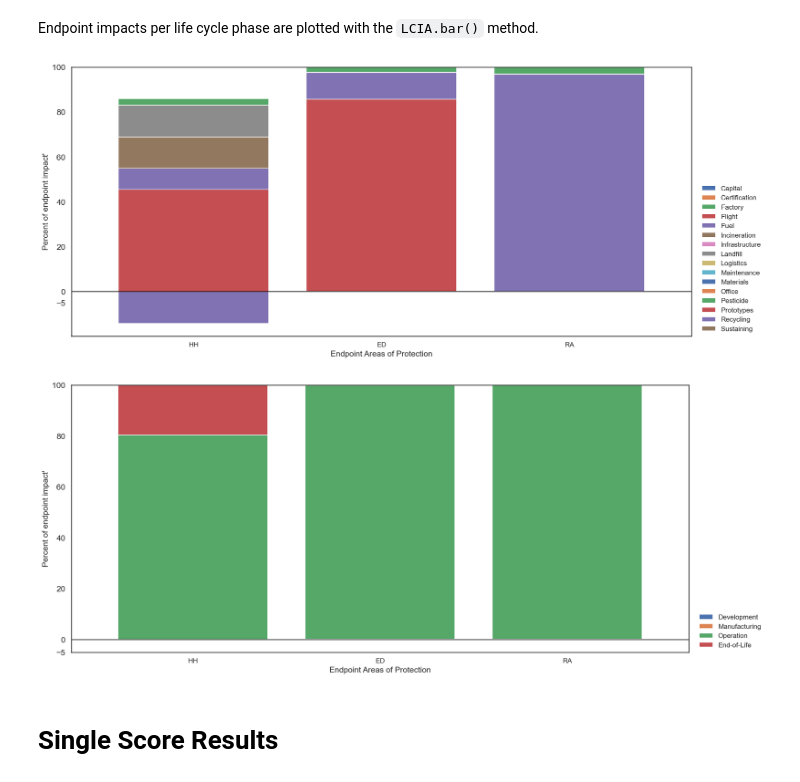
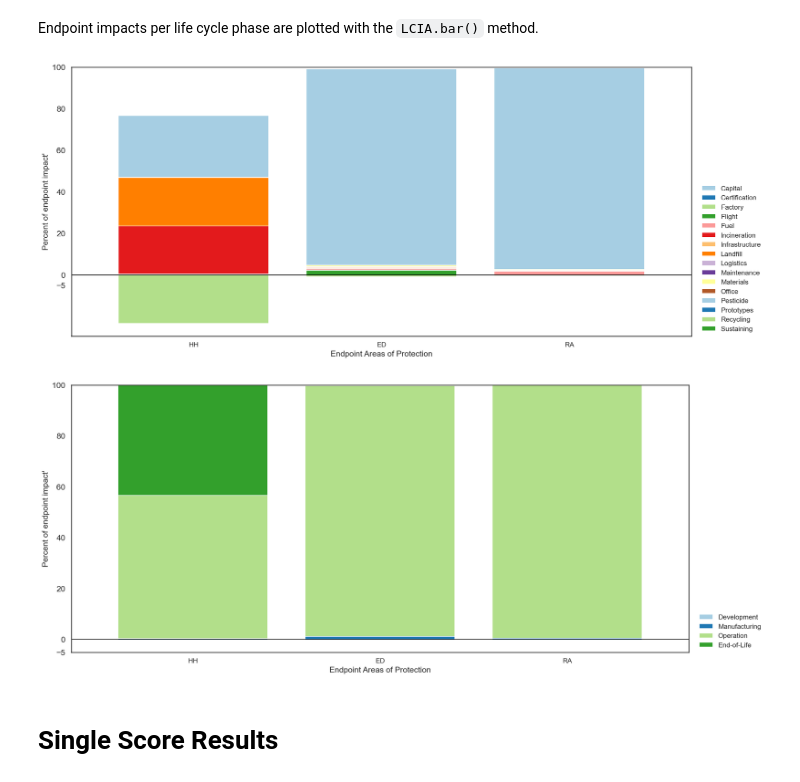
Before and after one commit to gparolin/AEco, a Jupyter notebook: Scripts/view.ipynb, the cells around one changed output. Cells and saved outputs as stored; diff of their text form; code cells hidden in the pictures.

```diff
--- a/Scripts/view.ipynb
+++ b/Scripts/view.ipynb
@@ -11,6 +11,6 @@ This code is part of the Master's Thesis "Streamlined Life Cycle Assessment Meth
 import os
 os.chdir("C:/Users/giparoli/Documents/Projetos/AEco")
 
-#path = '.\\Outputs\\Iris_outputs'  # LCA results file path
-path = '.\\Outputs\\Antera_spray_outputs'  # LCA results file path
+path = '.\\Outputs\\Iris_outputs'  # LCA results file path
+#path = '.\\Outputs\\Antera_spray_outputs'  # LCA results file path
 # %%
@@ -18,3 +18,6 @@ from Tools_Antera import *
+# %%
+import seaborn as sns
+pal = sns.color_palette("Paired", 16)
 # %% [markdown]
 Loading LCA results saved in the `NetCDF` file.
 # %%
@@ -113,13 +130,13 @@ Coordinates:
 # %% [markdown]
 Endpoint impacts per life cycle phase are plotted with the `LCIA.bar()` method.
 # %%
-aeco.bar('EP', subphase=True, save=False, palette='deep')
+aeco.bar('EP', subphase=True, save=False, palette=pal)
 # %% [output]
-[figure, old version]
+[figure, new version]
 # %%
-aeco.bar('EP', subphase=False, save=False, palette='deep')
+aeco.bar('EP', subphase=False, save=False, palette=pal)
 # %% [output]
-[figure, old version]
+[figure, new version]
 # %% [markdown]
 # Single Score Results
 # %% [markdown]
```
Also changed, not shown: parts of 7 cells of this notebook, 2 other files.
